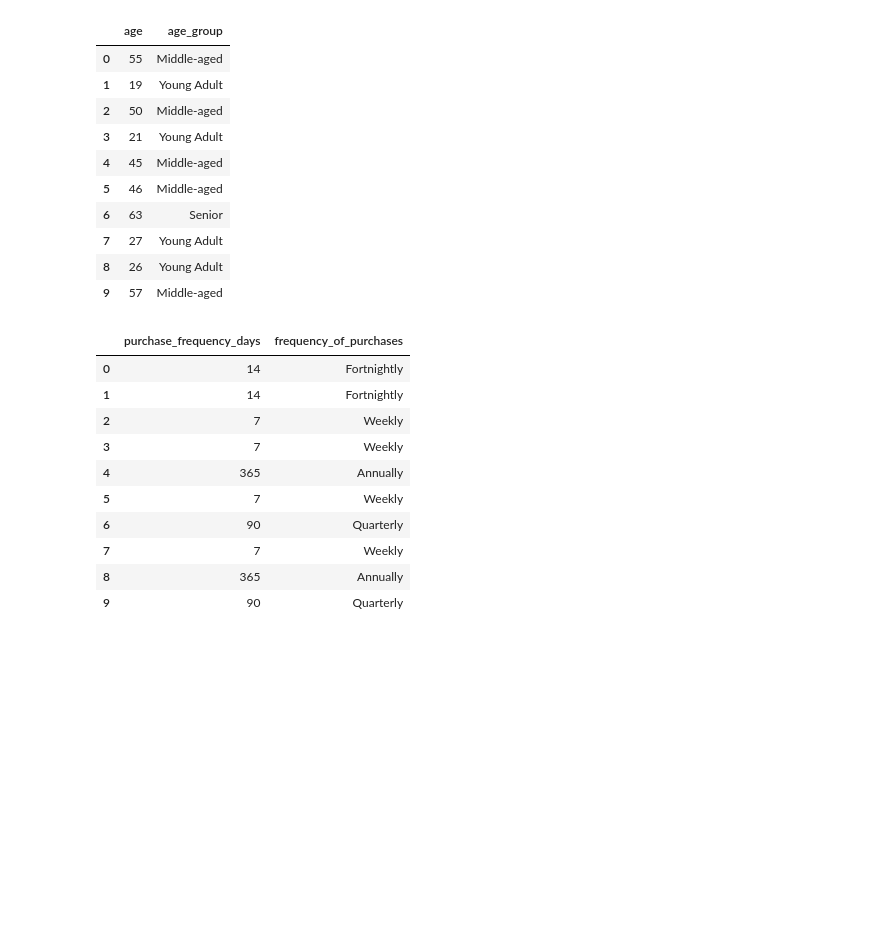
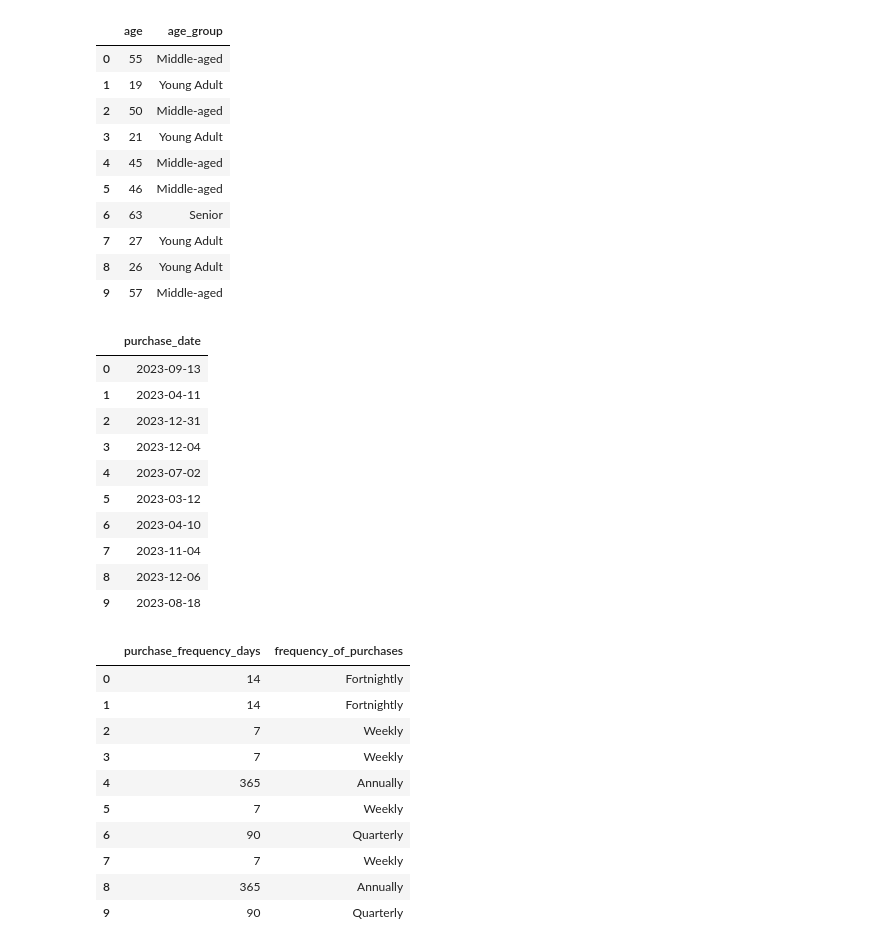
Before and after one commit to Tan629-D3V/Customer_Shopping_Behavior_Analysis, a Jupyter notebook: Notebook/Customer_Shopping_Behavior_Analysis.ipynb, the cells around one changed output. Cells and saved outputs as stored; diff of their text form; code cells hidden in the pictures; blank space fills up the shorter version.

```diff
--- a/Notebook/Customer_Shopping_Behavior_Analysis.ipynb
+++ b/Notebook/Customer_Shopping_Behavior_Analysis.ipynb
@@ -132,6 +134,24 @@ df[['age','age_group']].head(10)
 | 7 | 27 | Young Adult |
 | 8 | 26 | Young Adult |
 | 9 | 57 | Middle-aged |
+# %%
+df["purchase_date"] = pd.to_datetime(
+    np.random.choice(pd.date_range(start="2023-01-01", end="2023-12-31"), size=len(df))
+)
+# %%
+df[["purchase_date"]].head(10)
+# %% [output]
+|  | purchase_date |
+| 0 | 2023-09-13 |
+| 1 | 2023-04-11 |
+| 2 | 2023-12-31 |
+| 3 | 2023-12-04 |
+| 4 | 2023-07-02 |
+| 5 | 2023-03-12 |
+| 6 | 2023-04-10 |
+| 7 | 2023-11-04 |
+| 8 | 2023-12-06 |
+| 9 | 2023-08-18 |
 # %%
 # create new column purchase_frequency_days
 
```
Also changed, not shown: parts of 2 cells of this notebook, 3 other files.
